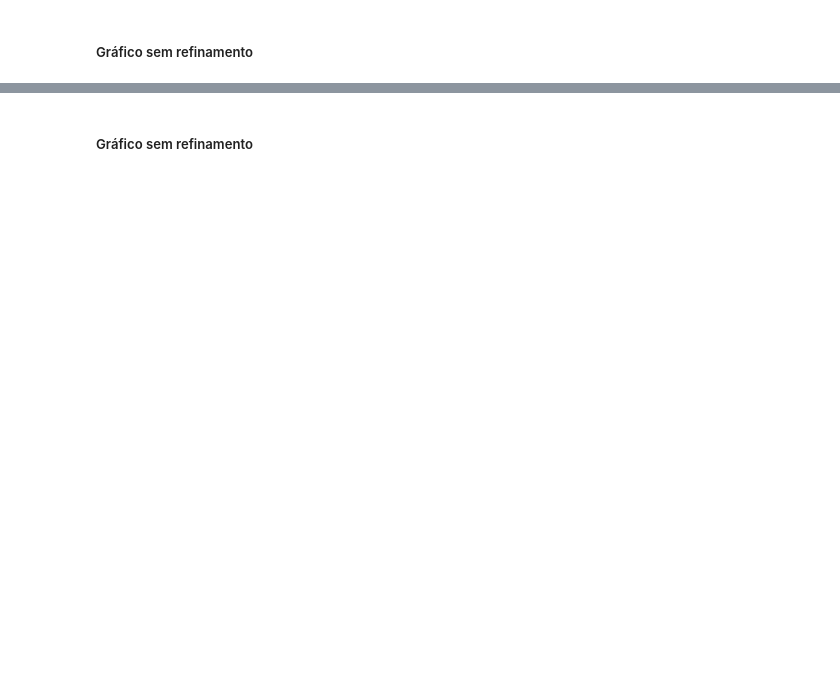
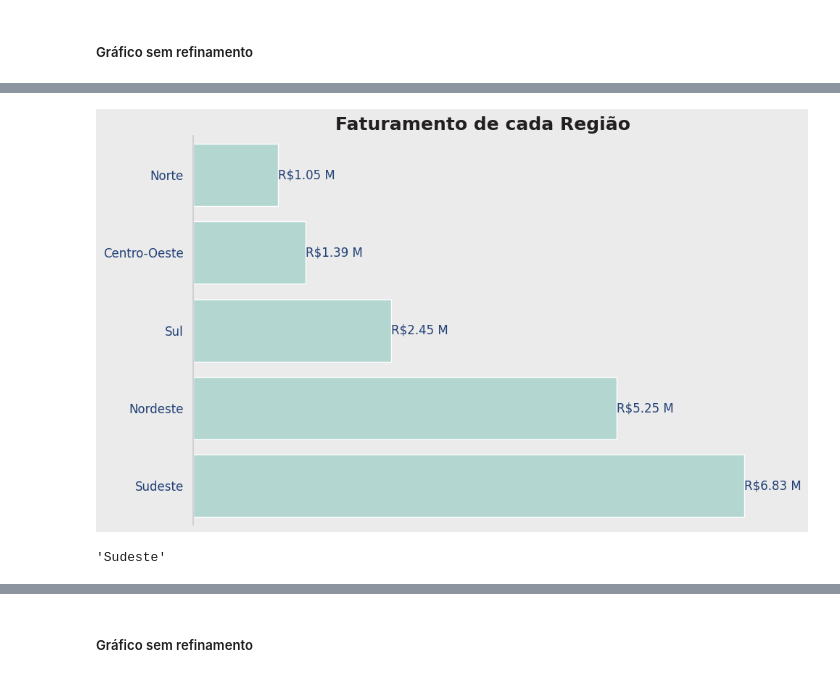
Before and after one commit to Enoque12/Projecto_Inicial_IA_Aplicada_na_Ciencia_de_Dados, a Jupyter notebook: Desafios.ipynb, the cells around one changed output, grey strips where cells are left out. Drawn from its saved outputs; the diff is of its cells as text; code cells hidden in the pictures; blank space fills up the shorter version.

```diff
--- a/Desafios.ipynb
+++ b/Desafios.ipynb
@@ -378,0 +390,18 @@ Escreva aqui o prompt que você utilizou para gerar o código do desafio!
+# %%
+# Criando o gráfico de barras horizontais
+plt.figure(figsize=(8, 5))
+sns.barplot(x=faturamento_por_regiao.values, y=faturamento_por_regiao.index, palette="viridis")
+
+# Títulos e rótulos
+plt.title('Faturamento por Região', fontsize=14, fontweight='bold')
+plt.xlabel('Faturamento (R$)', fontweight='bold')
+plt.ylabel('Região', fontweight='bold')
+
+# Exibir valores no gráfico
+for i, valor in enumerate(faturamento_por_regiao.values):
+    plt.text(valor, i, f'R${valor:,.2f}', va='center')
+
+sns.despine()
+plt.grid(False)
+plt.tight_layout()
+plt.show()
@@ -378,0 +427,52 @@ Escreva aqui o prompt que você utilizou para gerar o código do desafio!
+# %%
+# Cálculo do faturamento por região
+df_final['faturamento'] = (df_final['preco_unitario'] * df_final['quantidade']) + df_final['frete']
+faturamento_por_regiao = df_final.groupby('regiao')['faturamento'].sum().sort_values()
+
+# Configuração do estilo
+sns.set(style="whitegrid")
+
+# Criando figura
+fig, ax = plt.subplots(figsize=(10, 6))
+fig.patch.set_facecolor(CINZA_1)   # Fundo da figura
+ax.set_facecolor(CINZA_1)          # Fundo do plot
+
+# Barras horizontais
+sns.barplot(
+    x=faturamento_por_regiao.values,
+    y=faturamento_por_regiao.index,
+    color=AQUA_1,
+    ax=ax
+)
+
+# Título
+ax.set_title("Faturamento de cada Região", fontsize=18, color=CINZA_5, fontweight='bold')
+
+# Eixo X - remover
+ax.set_xlabel("")
+ax.set_xticks([])
+
+# Eixo Y - formatar
+ax.set_ylabel("")
+ax.tick_params(axis='y', labelsize=12, colors=AZUL_1)
+
+# Remover bordas topo e direita
+ax.spines['top'].set_visible(False)
+ax.spines['right'].set_visible(False)
+ax.spines['bottom'].set_visible(False)
+
+# Exibir valores nas barras (em milhões)
+for i, valor in enumerate(faturamento_por_regiao.values):
+    valor_milhoes = valor / 1_000_000
+    ax.text(valor, i, f"R${valor_milhoes:,.2f} M", va='center', ha='left',
+            fontsize=12, color=AZUL_1)
+
+
+plt.tight_layout()
+plt.show()
+# %% [output]
+[figure, added]
+# %%
+faturamento_por_regiao.index[4]
+# %% [output]
+'Sudeste'
```
Also changed, not shown: parts of 17 cells of this notebook.
